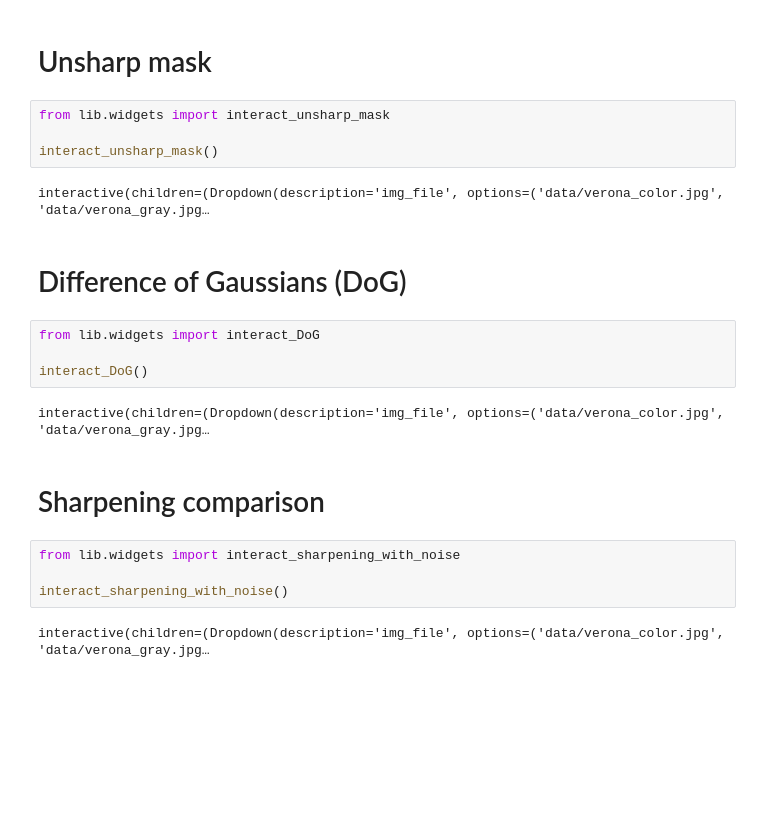
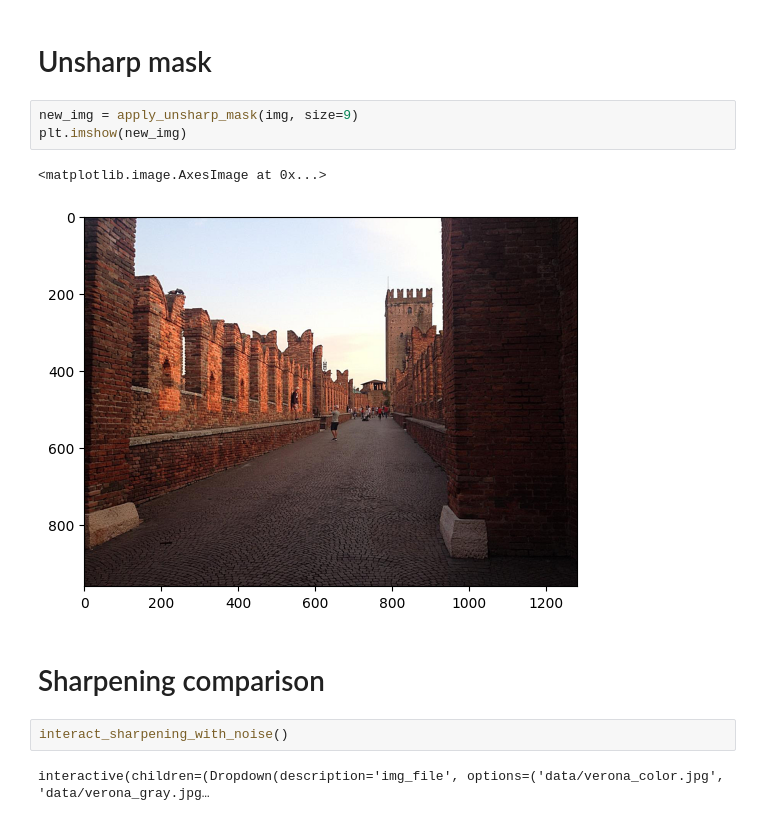
Before and after one commit to florisdf/maibi_cv, a Jupyter notebook: 1_image_enhancement/2b_sharpening.ipynb, the cells around one changed output. Drawn from its saved outputs; the diff is of its cells as text; blank space fills up the shorter version.

```diff
--- a/1_image_enhancement/2b_sharpening.ipynb
+++ b/1_image_enhancement/2b_sharpening.ipynb
@@ -17,24 +42,14 @@ interactive(children=(Dropdown(description='img_file', options=('data/verona_col
 # %% [markdown]
 # Unsharp mask
 # %%
-from lib.widgets import interact_unsharp_mask
-
-interact_unsharp_mask()
+new_img = apply_unsharp_mask(img, size=9)
+plt.imshow(new_img)
 # %% [output]
-interactive(children=(Dropdown(description='img_file', options=('data/verona_color.jpg', 'data/verona_gray.jpg…
+<matplotlib.image.AxesImage at 0x...>
+[figure, added]
-# %% [markdown]
-# Difference of Gaussians (DoG)
-# %%
-from lib.widgets import interact_DoG
-
-interact_DoG()
-# %% [output]
-interactive(children=(Dropdown(description='img_file', options=('data/verona_color.jpg', 'data/verona_gray.jpg…
 # %% [markdown]
 # Sharpening comparison
 # %%
-from lib.widgets import interact_sharpening_with_noise
-
 interact_sharpening_with_noise()
 # %% [output]
 interactive(children=(Dropdown(description='img_file', options=('data/verona_color.jpg', 'data/verona_gray.jpg…
```
Also changed, not shown: parts of 6 cells of this notebook, 11 other files.
